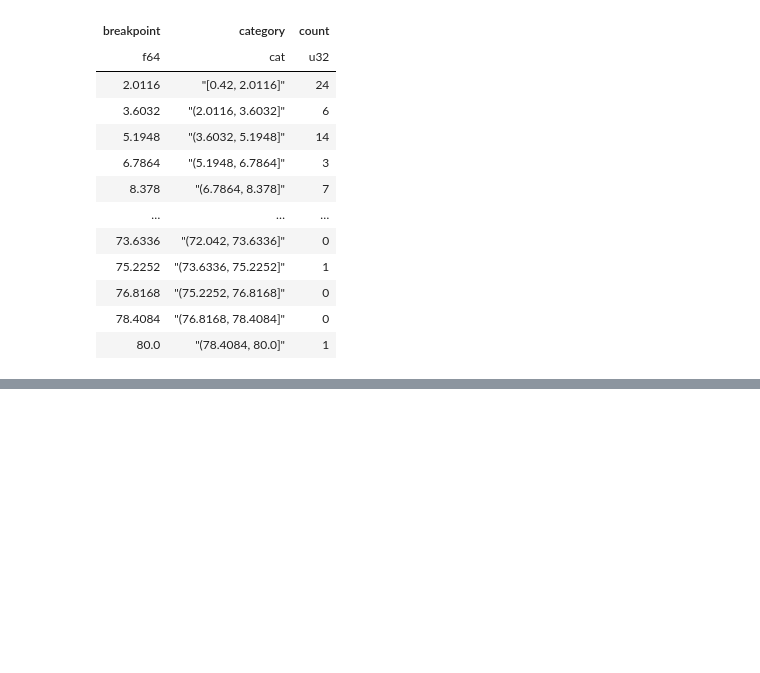
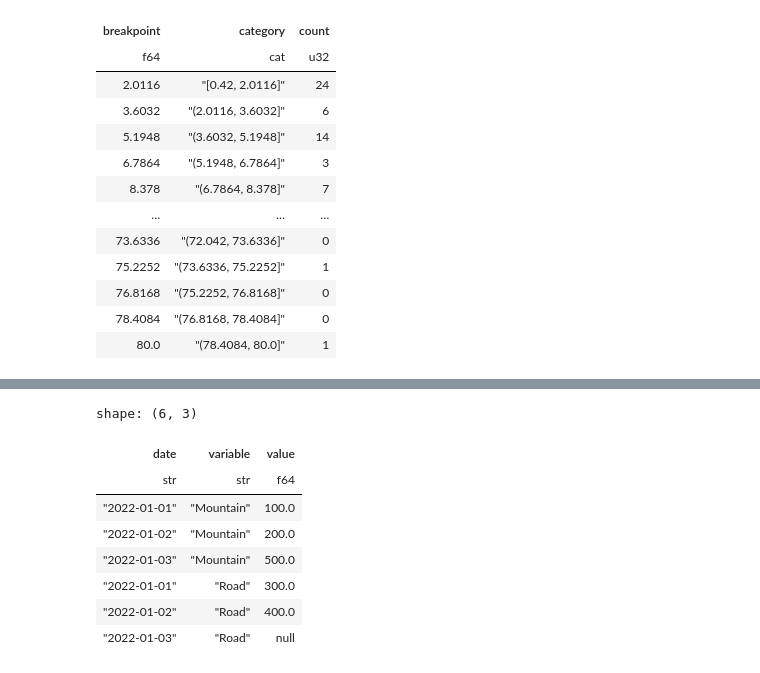
Before and after one commit to yukikitayama/data-analysis, a Jupyter notebook: polars/grouping_aggregation.ipynb, the cells around one changed output, grey strips where cells are left out. Saved outputs shown, nothing was run; the diff lists cells and outputs as text; code cells hidden in the pictures; blank space fills up the shorter version.

```diff
--- a/polars/grouping_aggregation.ipynb
+++ b/polars/grouping_aggregation.ipynb
@@ -866,0 +1005,11 @@ shape: (50, 3)
+# %%
+sales_pv = (
+    sales_data
+    .pivot(
+        index="date",
+        on="bike_type",
+        values="sales",
+        aggregate_function="mean"
+    )
+)
+sales_pv
@@ -866,0 +1023,18 @@ shape: (50, 3)
+# %%
+(
+    sales_pv
+    .unpivot(
+        index="date",
+        on=["Mountain", "Road"]
+    )
+)
+# %% [output]
+shape: (6, 3)
+| date | variable | value |
+| str | str | f64 |
+| "2022-01-01" | "Mountain" | 100.0 |
+| "2022-01-02" | "Mountain" | 200.0 |
+| "2022-01-03" | "Mountain" | 500.0 |
+| "2022-01-01" | "Road" | 300.0 |
+| "2022-01-02" | "Road" | 400.0 |
+| "2022-01-03" | "Road" | null |
```
Also changed, not shown: parts of 12 cells of this notebook, 2 other files.
